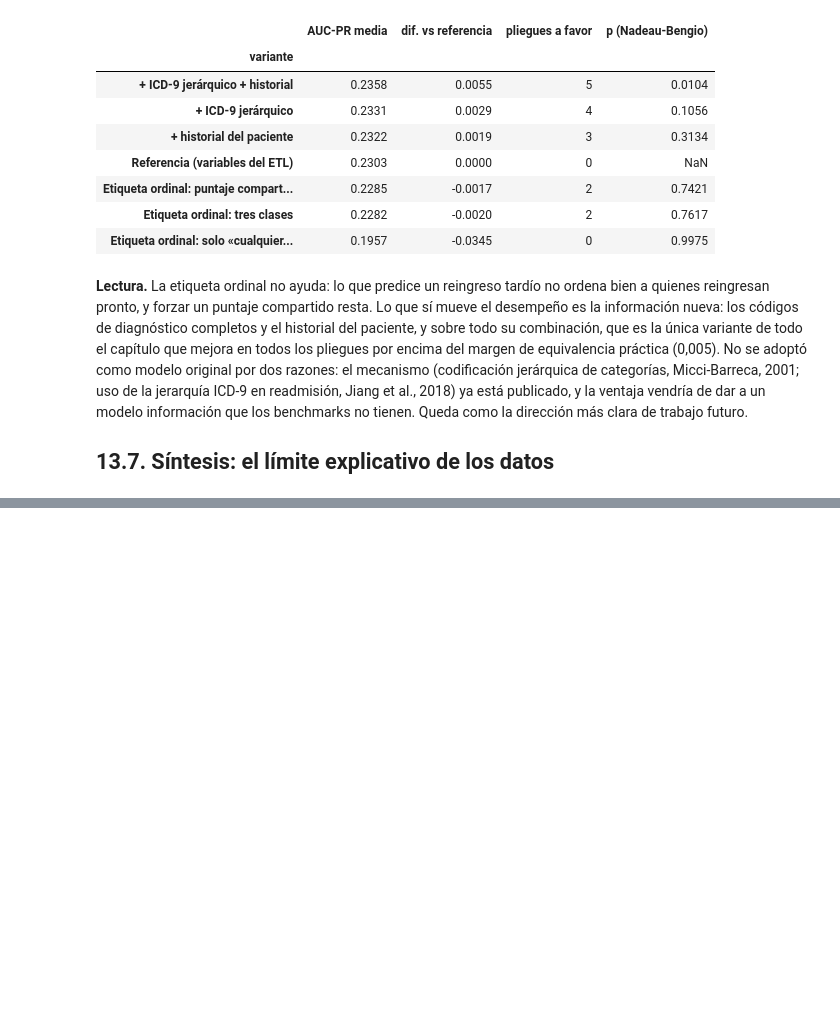
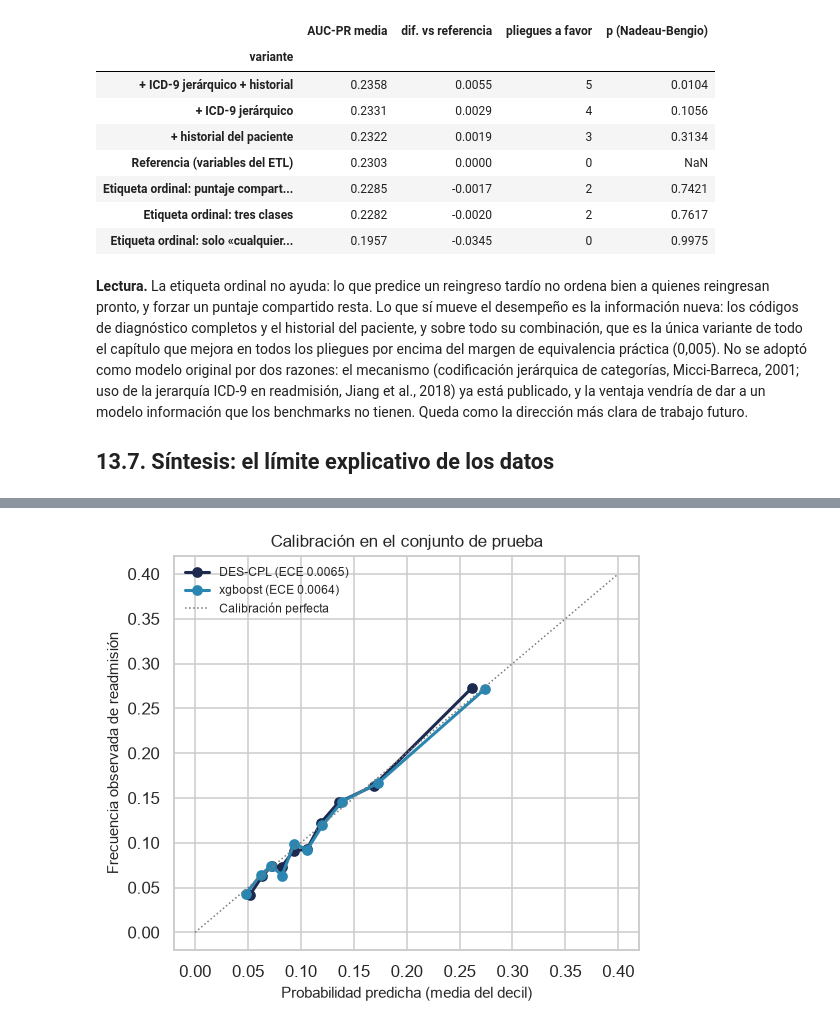
Before and after one commit to joshua2412-a/Diabetes_ProyectoML_202630, a Jupyter notebook: docs/13_Modelo_Original.ipynb, the cells around one changed output, grey strips where cells are left out. Saved outputs shown, nothing was run; the diff lists cells and outputs as text; code cells hidden in the pictures; blank space fills up the shorter version.

Commit message:
Evaluación en prueba (13.8): DeLong, calibración y predicción conforme

```diff
--- a/docs/13_Modelo_Original.ipynb
+++ b/docs/13_Modelo_Original.ipynb
@@ -535,0 +574,20 @@ Para el modelo original, esto significa que DES-CPL cumple los criterios de nove
+# %%
+# Prueba 3 del protocolo: DeLong (unilateral, H1: AUC de DES-CPL mayor), frente a
+# cada benchmark, con Holm. Y el intervalo BCa de la diferencia de AUC-PR frente
+# al mejor benchmark, remuestreando pacientes (2.000 réplicas).
+if not pred_prueba.empty:
+    y_te, g_te = pred_prueba["y"].to_numpy(), pred_prueba["grupo"].to_numpy()
+    filas_delong = []
+    for b in BENCHMARKS:
+        r = prueba_delong(y_te, pred_prueba["DES-CPL"].to_numpy(), pred_prueba[b].to_numpy())
+        p_unilateral = r["p"] / 2 if r["diferencia"] > 0 else 1 - r["p"] / 2
+        filas_delong.append({"benchmark": b, "AUC DES-CPL": r["auc_a"], "AUC benchmark": r["auc_b"],
+                             "diferencia": r["diferencia"], "z": r["z"], "p": p_unilateral})
+    delong = pd.DataFrame(filas_delong)
+    delong["p (Holm)"] = correccion_holm(delong["p"].to_numpy())
+    guardar_resultado(delong, "prueba_delong")
+    display(delong.round(4))
+
+    dif_ap = lambda y, p: average_precision_score(y, p[:, 0]) - average_precision_score(y, p[:, 1])
+    ic = bootstrap_bca(y_te, pred_prueba[["DES-CPL", REFERENCIA]].to_numpy(), g_te, dif_ap)
+    print(f"Diferencia de AUC-PR, DES-CPL − {REFERENCIA}: {ic}")
@@ -535,0 +639,20 @@ Para el modelo original, esto significa que DES-CPL cumple los criterios de nove
+# %%
+# Calibración: curva de fiabilidad por deciles de DES-CPL y del mejor benchmark.
+if not pred_prueba.empty:
+    fig, eje = plt.subplots(figsize=(5.2, 4.6))
+    for nombre, color in [("DES-CPL", "#1B2A4E"), (REFERENCIA, "#2A86B0")]:
+        tabla_cal = pd.DataFrame({"p": pred_prueba[nombre], "y": y_te})
+        tabla_cal["bin"] = pd.qcut(tabla_cal["p"], 10, duplicates="drop")
+        puntos = tabla_cal.groupby("bin", observed=True).agg(p=("p", "mean"), y=("y", "mean"))
+        eje.plot(puntos["p"], puntos["y"], "o-", color=color, lw=2, ms=6,
+                 label=f"{nombre} (ECE {error_calibracion(y_te, pred_prueba[nombre]):.4f})")
+    tope = float(max(pred_prueba[["DES-CPL", REFERENCIA]].quantile(0.99).max(), 0.4))
+    eje.plot([0, tope], [0, tope], ls=":", color=GRIS, lw=1, label="Calibración perfecta")
+    eje.set_xlabel("Probabilidad predicha (media del decil)")
+    eje.set_ylabel("Frecuencia observada de readmisión")
+    eje.set_title("Calibración en el conjunto de prueba")
+    eje.legend(fontsize=8)
+    plt.tight_layout()
+    plt.show()
+# %% [output]
+[figure, added]
```
Also changed, not shown: parts of 7 cells of this notebook, 15 other files.
